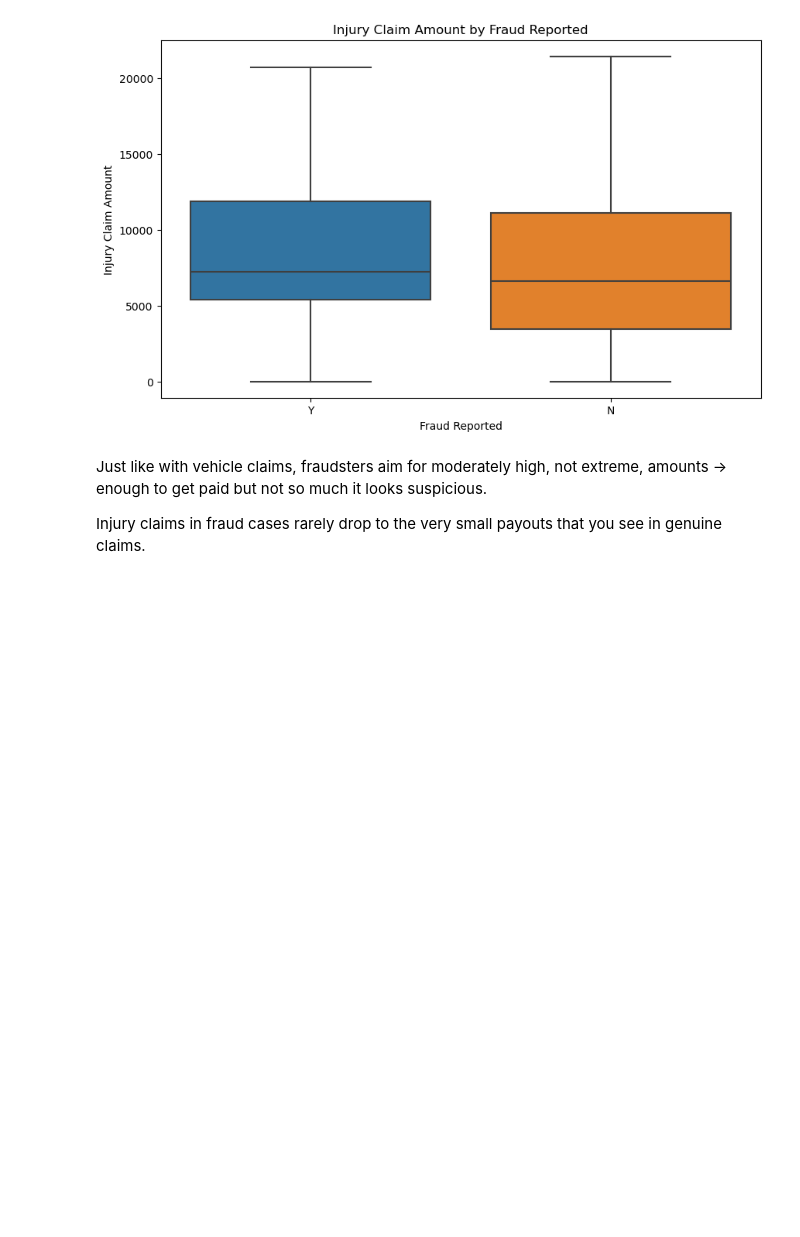
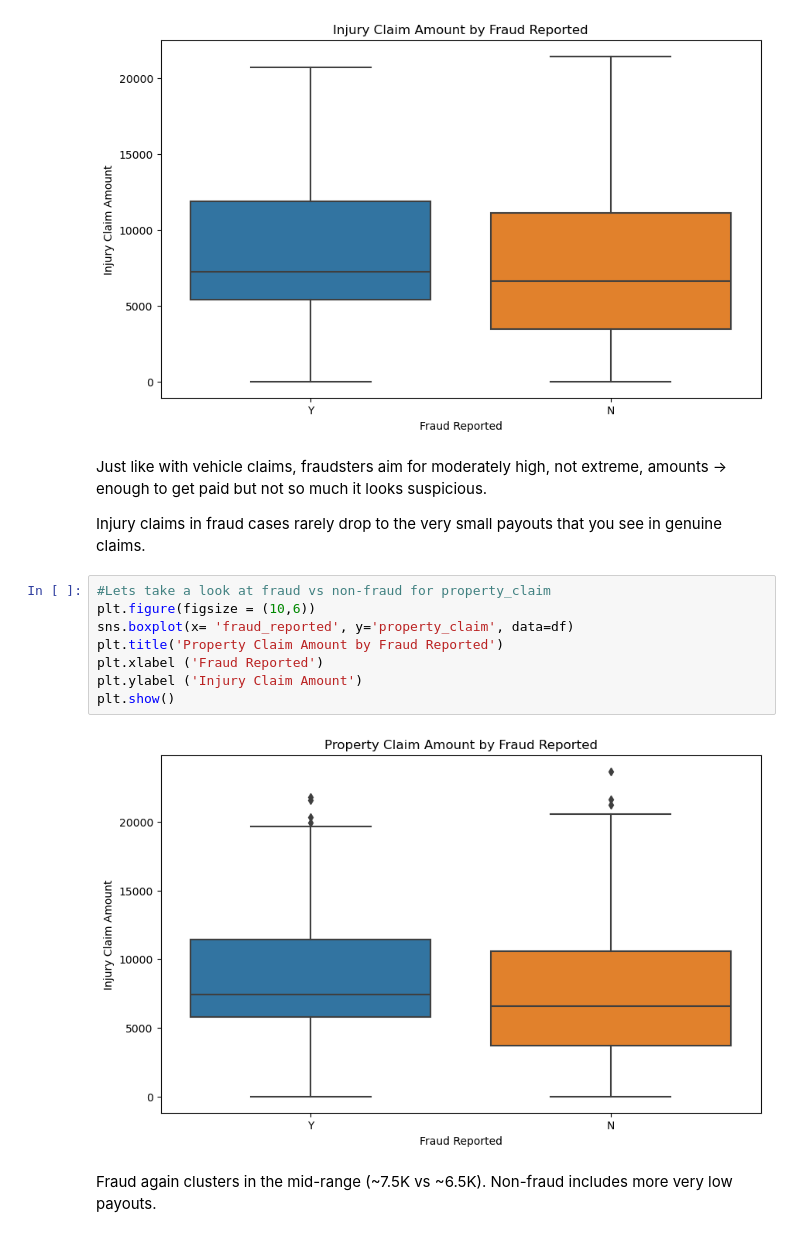
Before and after one commit to oaj1/Insurance_Claims, a Jupyter notebook: Insurance_Claims_EDA.ipynb, the cells around one changed output. Cells and saved outputs as stored; diff of their text form; blank space fills up the shorter version.

```diff
--- a/Insurance_Claims_EDA.ipynb
+++ b/Insurance_Claims_EDA.ipynb
@@ -216,3 +192,15 @@ plt.show()
 Just like with vehicle claims, fraudsters aim for moderately high, not extreme, amounts → enough to get paid but not so much it looks suspicious.
 
 Injury claims in fraud cases rarely drop to the very small payouts that you see in genuine claims.
+# %%
+#Lets take a look at fraud vs non-fraud for property_claim
+plt.figure(figsize = (10,6))
+sns.boxplot(x= 'fraud_reported', y='property_claim', data=df)
+plt.title('Property Claim Amount by Fraud Reported')
+plt.xlabel ('Fraud Reported')
+plt.ylabel ('Injury Claim Amount')
+plt.show()
+# %% [output]
+[figure, added]
+# %% [markdown]
+Fraud again clusters in the mid-range (~7.5K vs ~6.5K). Non-fraud includes more very low payouts.
```
Also changed, not shown: parts of 2 cells of this notebook.
